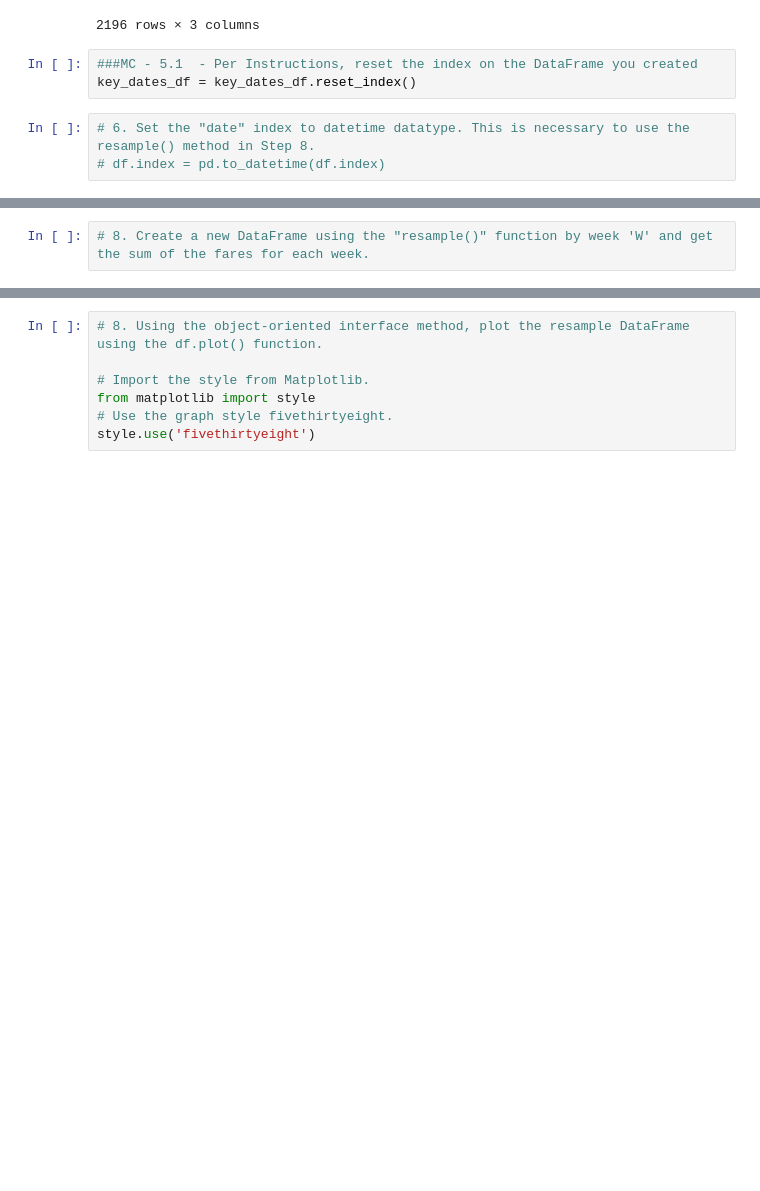
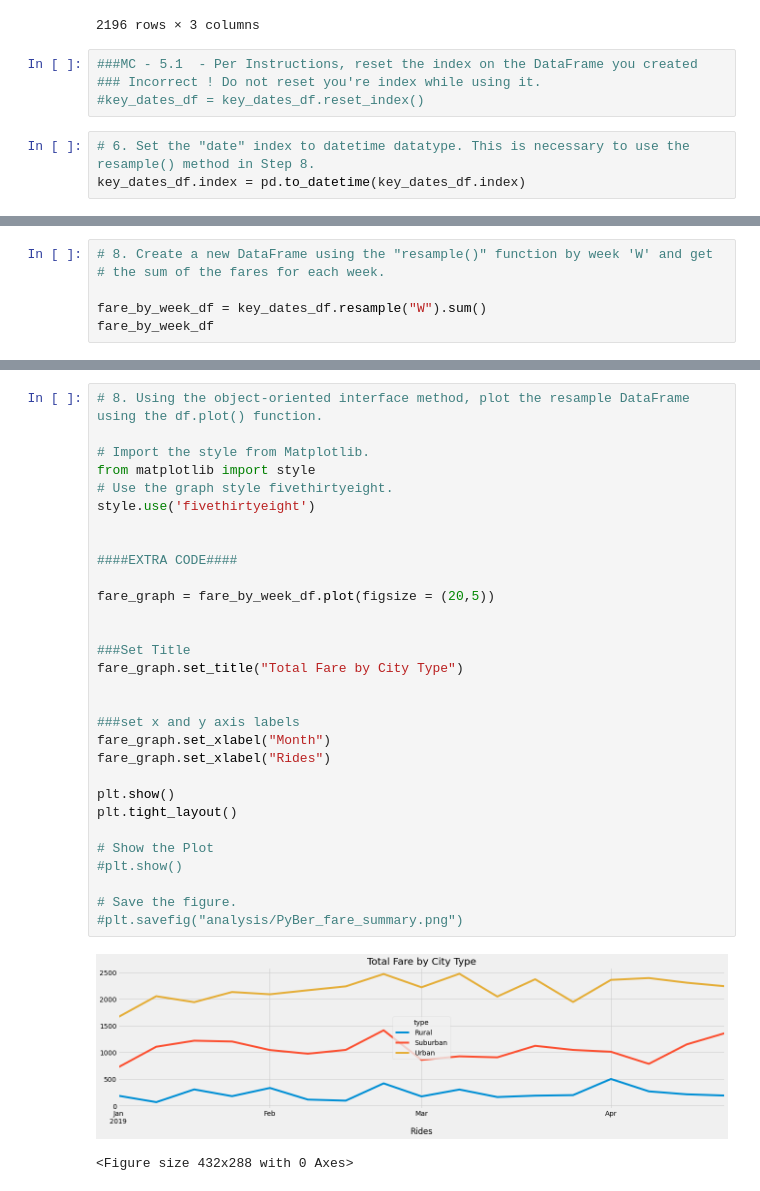
Before and after one commit to macicchino/Pyber_Analysis, a Jupyter notebook: PyBer_Challenge.ipynb, the cells around one changed output, grey strips where cells are left out. Cells and saved outputs as stored; diff of their text form; blank space fills up the shorter version.

```diff
--- a/PyBer_Challenge.ipynb
+++ b/PyBer_Challenge.ipynb
@@ -272,9 +272,10 @@ key_dates_df
 2196 rows × 3 columns
 # %%
 ###MC - 5.1  - Per Instructions, reset the index on the DataFrame you created
-key_dates_df = key_dates_df.reset_index()
+### Incorrect ! Do not reset you're index while using it.
+#key_dates_df = key_dates_df.reset_index()
 # %%
 # 6. Set the "date" index to datetime datatype. This is necessary to use the resample() method in Step 8.
-# df.index = pd.to_datetime(df.index)
+key_dates_df.index = pd.to_datetime(key_dates_df.index)
 # %%
 # 7. Check that the datatype for the index is datetime using df.info()
@@ -281,2 +294,6 @@ key_dates_df = key_dates_df.reset_index()
 # %%
-# 8. Create a new DataFrame using the "resample()" function by week 'W' and get the sum of the fares for each week.
+# 8. Create a new DataFrame using the "resample()" function by week 'W' and get
+# the sum of the fares for each week.
+
+fare_by_week_df = key_dates_df.resample("W").sum()
+fare_by_week_df
@@ -283,7 +320,33 @@ key_dates_df = key_dates_df.reset_index()
 # %%
 # 8. Using the object-oriented interface method, plot the resample DataFrame using the df.plot() function.
 
 # Import the style from Matplotlib.
 from matplotlib import style
 # Use the graph style fivethirtyeight.
 style.use('fivethirtyeight')
+
+
+####EXTRA CODE####
+
+fare_graph = fare_by_week_df.plot(figsize = (20,5))
+
+
+###Set Title
+fare_graph.set_title("Total Fare by City Type")
+
+
+###set x and y axis labels
+fare_graph.set_xlabel("Month")
+fare_graph.set_xlabel("Rides")
+
+plt.show()
+plt.tight_layout()
+
+# Show the Plot
+#plt.show()
+
+# Save the figure.
+#plt.savefig("analysis/PyBer_fare_summary.png")
+# %% [output]
+[figure, added]
+<Figure size 432x288 with 0 Axes>
```
Also changed, not shown: parts of 2 cells of this notebook.
